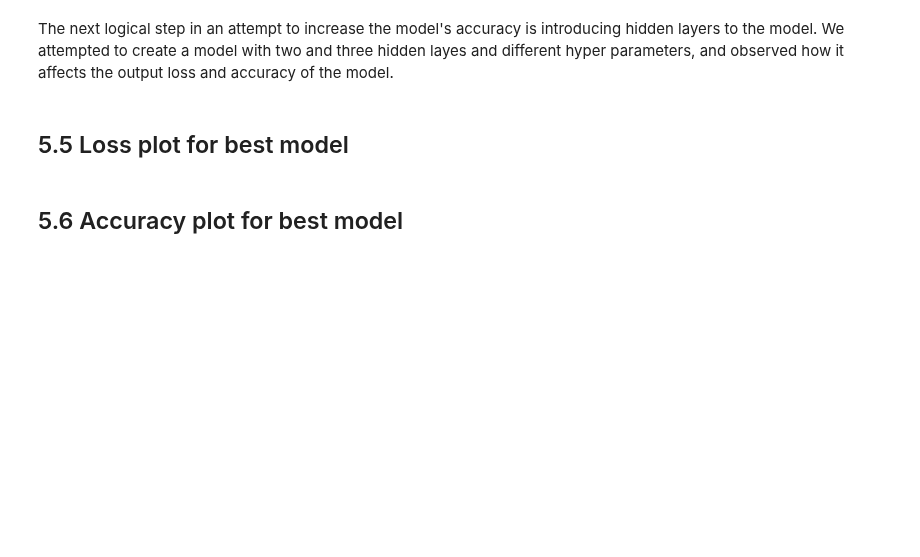
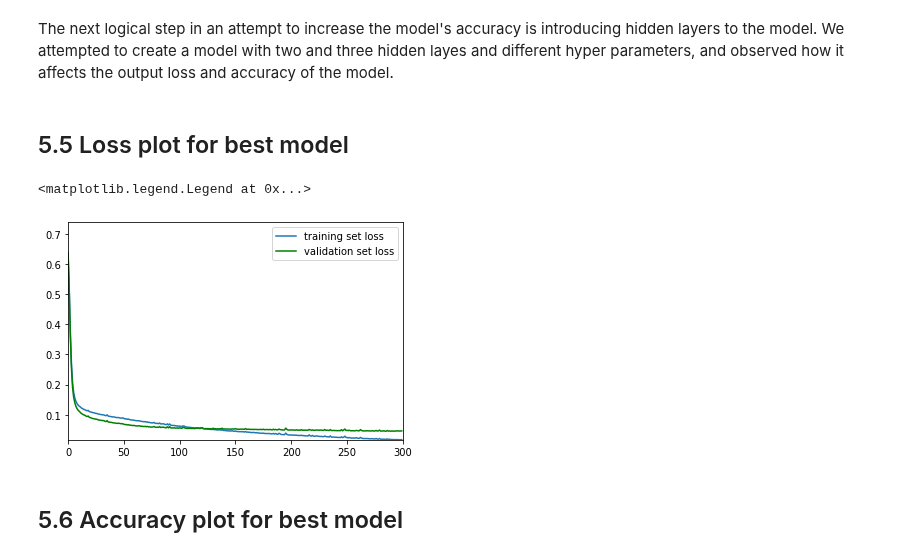
Before and after one commit to adamnpeace/comp90-cw1, a Jupyter notebook: q5/q5-ksenia.ipynb, the cells around one changed output. Cells and saved outputs as stored; diff of their text form; code cells hidden in the pictures; blank space fills up the shorter version.

```diff
--- a/q5/q5-ksenia.ipynb
+++ b/q5/q5-ksenia.ipynb
@@ -153,0 +262,15 @@ def forward(trainxs):
+# %%
+# CORRECT function to determine loss
+def validation_loss_c(devxs, devys, params):
+    l = 0
+    for i in range (devxs.shape[0]):
+        yprime = predict_raw(devxs[i], params)
+        if (yprime == 0 and devys[i] == 1):
+            yprime += 1e-15
+        elif yprime == 1 and devys[i] == 0:
+            yprime -= 1e-15
+        if devys[i] == 1:
+            l += np.log(yprime)
+        else:
+            l += np.log(1 - yprime)
+    return ((-1) / devys.shape[0]) * l
@@ -153,0 +279,5 @@ def forward(trainxs):
+# %%
+def predict_raw(x, params):
+    forward_res = forward(params, x)
+
+    return forward_res["a3"][0, 0]
@@ -153,0 +373,6 @@ def forward(trainxs):
+# %%
+# full-batch gradient descent, so not using batch_size as a parameter
+learning_rate = 0.001
+momentum = 0.4
+# %%
+epoch, loss_training, accuracy_training, accuracy_validation, loss_validation = mlp(trainxs, trainys, learning_rate, momentum, devxs, devys)
@@ -158,10 +401,13 @@ The next logical step in an attempt to increase the model's accuracy is introduc
 # %% [markdown]
 ## 5.5 Loss plot for best model
 # %%
-plt.axis([0, epoch, min(min(accuracy_training), min(accuracy_validation)), max(max(accuracy_training), max(accuracy_validation)) + 0.1])
+plt.axis([0, epoch, min(min(loss_training), min(loss_validation)), max(max(loss_training), max(loss_validation)) + 0.1])
 plt.plot(loss_training, label='training set loss')
 plt.plot(loss_validation, color='green', label="validation set loss")
-plt.legend(loc='lower right')
+plt.legend(loc='upper right')
+# %% [output]
+<matplotlib.legend.Legend at 0x...>
+[figure, added]
 # %% [markdown]
 ## 5.6 Accuracy plot for best model
 # %%
```
Also changed, not shown: parts of 28 cells of this notebook.
